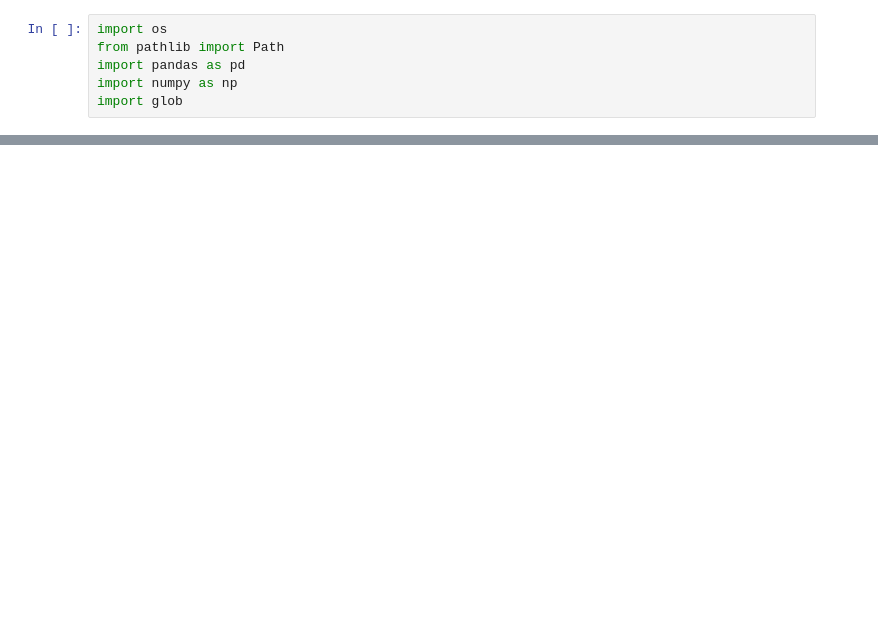
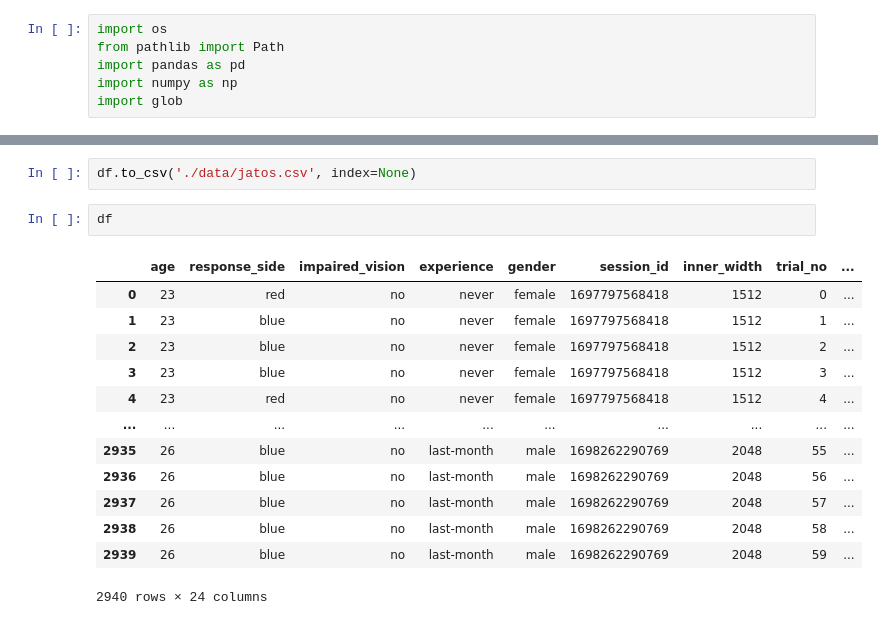
Before and after one commit to michelexyz/salient_colors, a Jupyter notebook: data_analysis/process_jatos_data.ipynb, the cells around one changed output, grey strips where cells are left out. Saved outputs shown, nothing was run; the diff lists cells and outputs as text; blank space fills up the shorter version.

```diff
--- a/data_analysis/process_jatos_data.ipynb
+++ b/data_analysis/process_jatos_data.ipynb
@@ -91,0 +132,18 @@ Error loading JSON data from ..\..\results\jatos_results_data_20231009140618\stu
+# %%
+df.to_csv('./data/jatos.csv', index=None)
+# %%
+df
+# %% [output]
+|  | age | response_side | impaired_vision | experience | gender | session_id | inner_width | trial_no | ... |
+| 0 | 23 | red | no | never | female | 1697797568418 | 1512 | 0 | ... |
+| 1 | 23 | blue | no | never | female | 1697797568418 | 1512 | 1 | ... |
+| 2 | 23 | blue | no | never | female | 1697797568418 | 1512 | 2 | ... |
+| 3 | 23 | blue | no | never | female | 1697797568418 | 1512 | 3 | ... |
+| 4 | 23 | red | no | never | female | 1697797568418 | 1512 | 4 | ... |
+| ... | ... | ... | ... | ... | ... | ... | ... | ... | ... |
+| 2935 | 26 | blue | no | last-month | male | 1698262290769 | 2048 | 55 | ... |
+| 2936 | 26 | blue | no | last-month | male | 1698262290769 | 2048 | 56 | ... |
+| 2937 | 26 | blue | no | last-month | male | 1698262290769 | 2048 | 57 | ... |
+| 2938 | 26 | blue | no | last-month | male | 1698262290769 | 2048 | 58 | ... |
+| 2939 | 26 | blue | no | last-month | male | 1698262290769 | 2048 | 59 | ... |
+2940 rows × 24 columns
```
Also changed, not shown: parts of 5 cells of this notebook, 9 other files.
